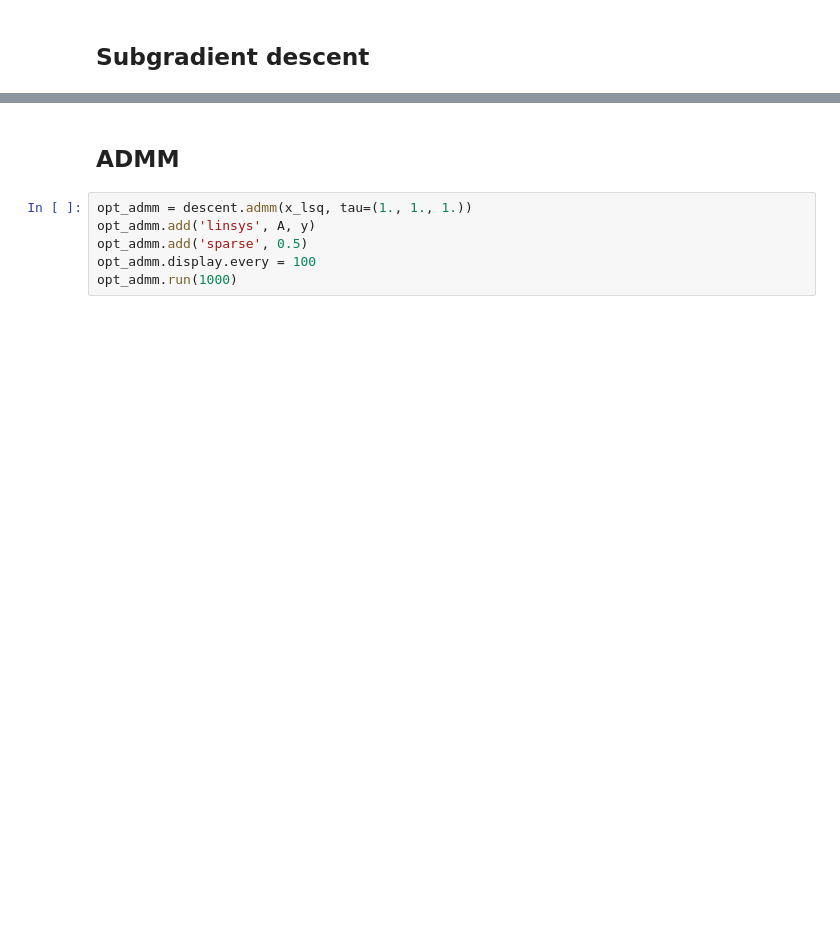
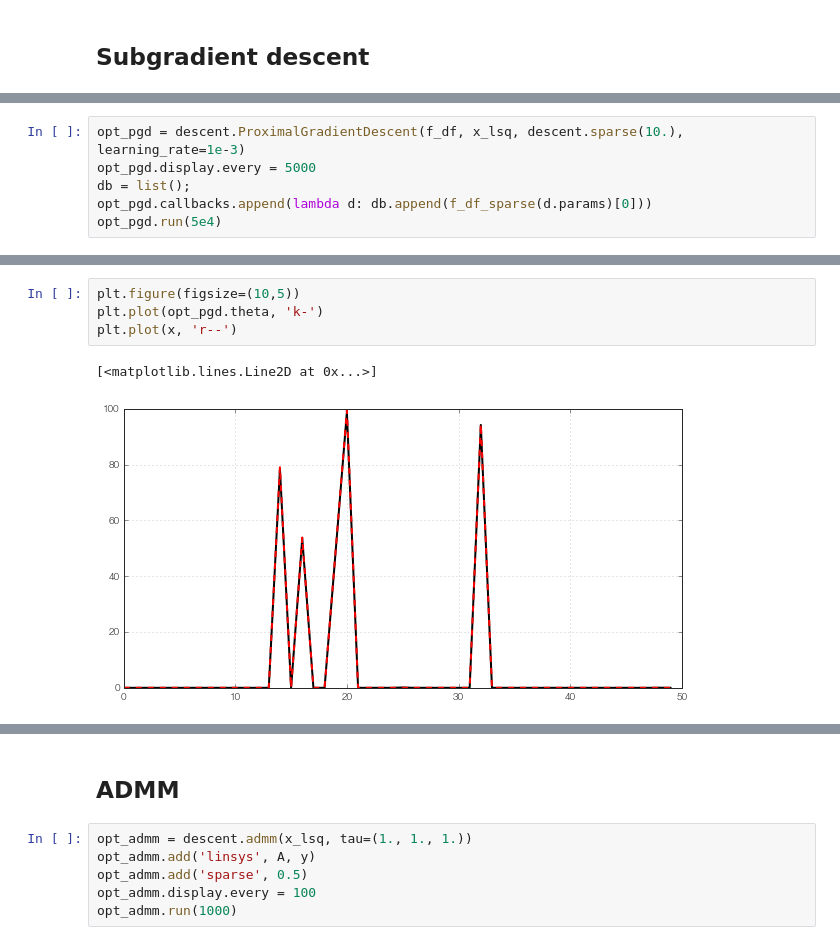
Before and after one commit to nirum/descent-tutorial, a Jupyter notebook: sparse recovery.ipynb, the cells around one changed output, grey strips where cells are left out. Drawn from its saved outputs; the diff is of its cells as text; blank space fills up the shorter version.

```diff
--- a/sparse recovery.ipynb
+++ b/sparse recovery.ipynb
@@ -69,0 +90,6 @@ plt.plot(opt_subg.storage.get('obj') - f_df_subg(x)[0])
+# %%
+opt_pgd = descent.ProximalGradientDescent(f_df, x_lsq, descent.sparse(10.), learning_rate=1e-3)
+opt_pgd.display.every = 5000
+db = list();
+opt_pgd.callbacks.append(lambda d: db.append(f_df_sparse(d.params)[0]))
+opt_pgd.run(5e4)
@@ -69,0 +114,7 @@ plt.plot(opt_subg.storage.get('obj') - f_df_subg(x)[0])
+# %%
+plt.figure(figsize=(10,5))
+plt.plot(opt_pgd.theta, 'k-')
+plt.plot(x, 'r--')
+# %% [output]
+[<matplotlib.lines.Line2D at 0x...>]
+[figure, added]
```
Also changed, not shown: parts of 17 cells of this notebook, 6 other files.
